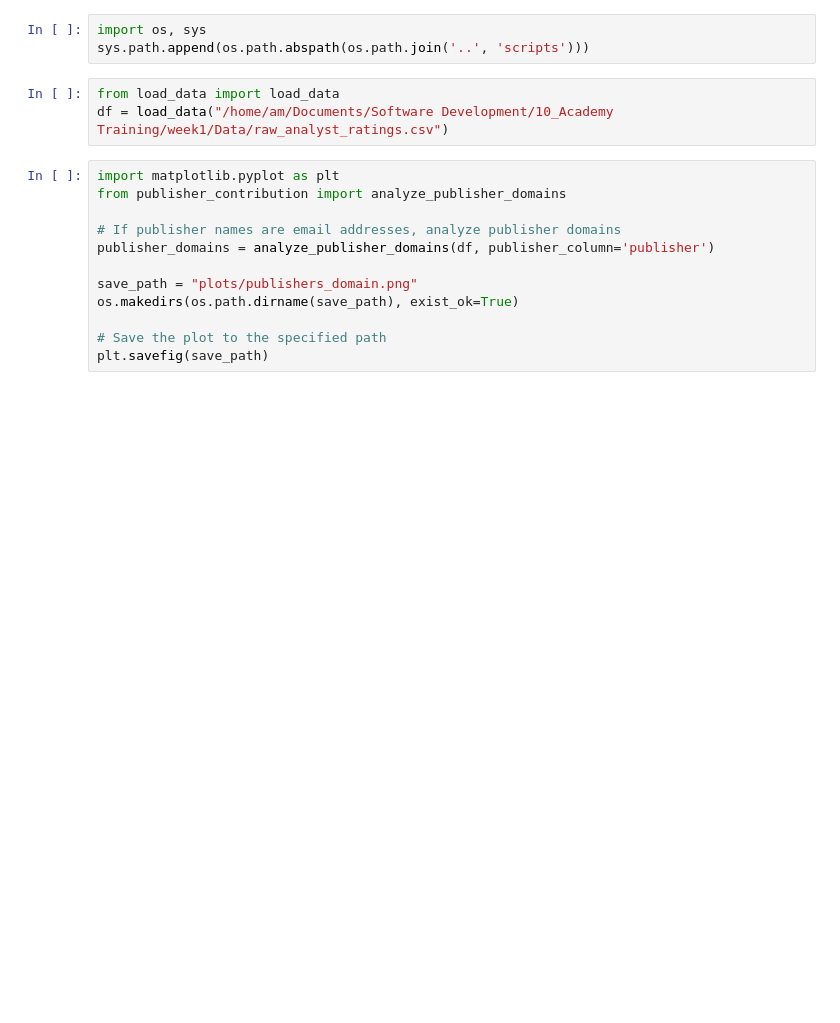
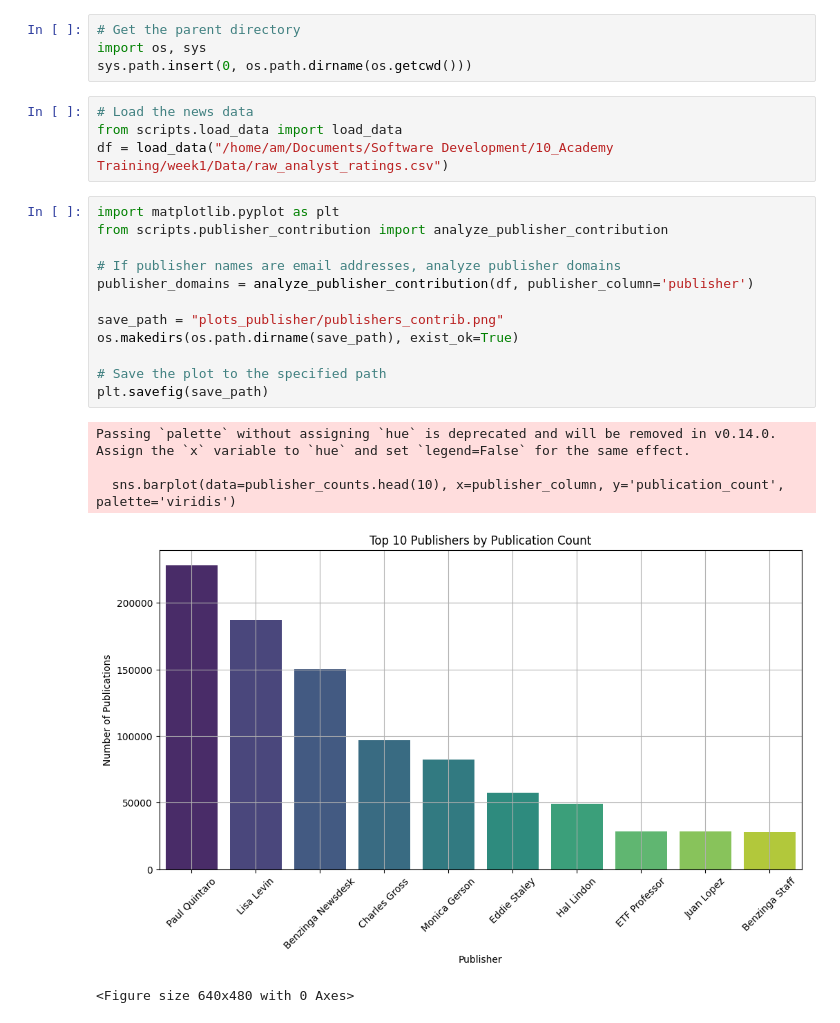
Before and after one commit to amare1990/stock-market-analysis, a Jupyter notebook: notebooks/publishers_analysis.ipynb, the cells around one changed output. Saved outputs shown, nothing was run; the diff lists cells and outputs as text; blank space fills up the shorter version.

```diff
--- a/notebooks/publishers_analysis.ipynb
+++ b/notebooks/publishers_analysis.ipynb
@@ -1,19 +1,27 @@
 # %%
+# Get the parent directory
 import os, sys
-sys.path.append(os.path.abspath(os.path.join('..', 'scripts')))
+sys.path.insert(0, os.path.dirname(os.getcwd()))
 # %%
-from load_data import load_data
+# Load the news data
+from scripts.load_data import load_data
 df = load_data("/home/am/Documents/Software Development/10_Academy Training/week1/Data/raw_analyst_ratings.csv")
 # %%
 import matplotlib.pyplot as plt
-from publisher_contribution import analyze_publisher_domains
+from scripts.publisher_contribution import analyze_publisher_contribution
 
 # If publisher names are email addresses, analyze publisher domains
-publisher_domains = analyze_publisher_domains(df, publisher_column='publisher')
+publisher_domains = analyze_publisher_contribution(df, publisher_column='publisher')
 
-save_path = "plots/publishers_domain.png"
+save_path = "plots_publisher/publishers_contrib.png"
 os.makedirs(os.path.dirname(save_path), exist_ok=True)
 
 # Save the plot to the specified path
 plt.savefig(save_path)
+# %% [output]
+Passing `palette` without assigning `hue` is deprecated and will be removed in v0.14.0. Assign the `x` variable to `hue` and set `legend=False` for the same effect.
+
+  sns.barplot(data=publisher_counts.head(10), x=publisher_column, y='publication_count', palette='viridis')
+[figure, added]
+<Figure size 640x480 with 0 Axes>
 # %%
```
Also changed, not shown: parts of 1 cell of this notebook, 3 other files.
